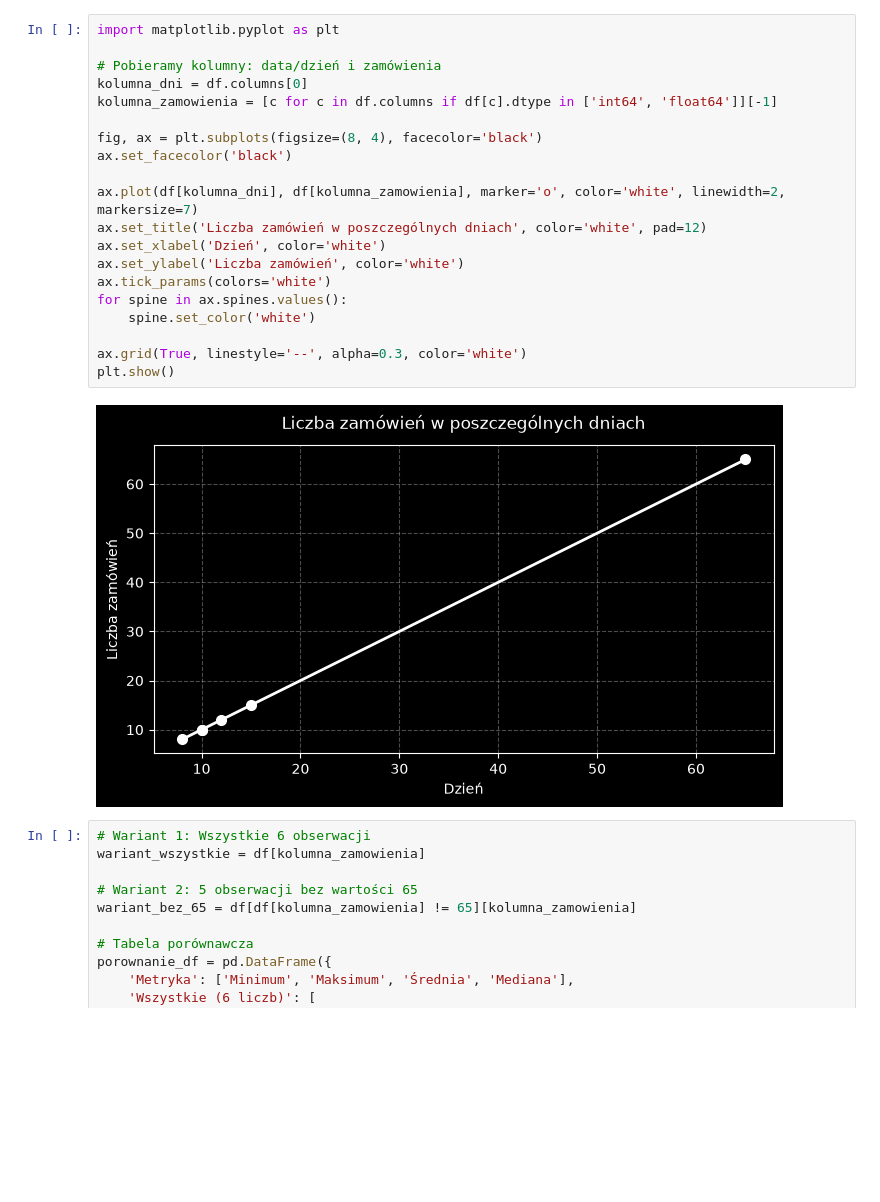
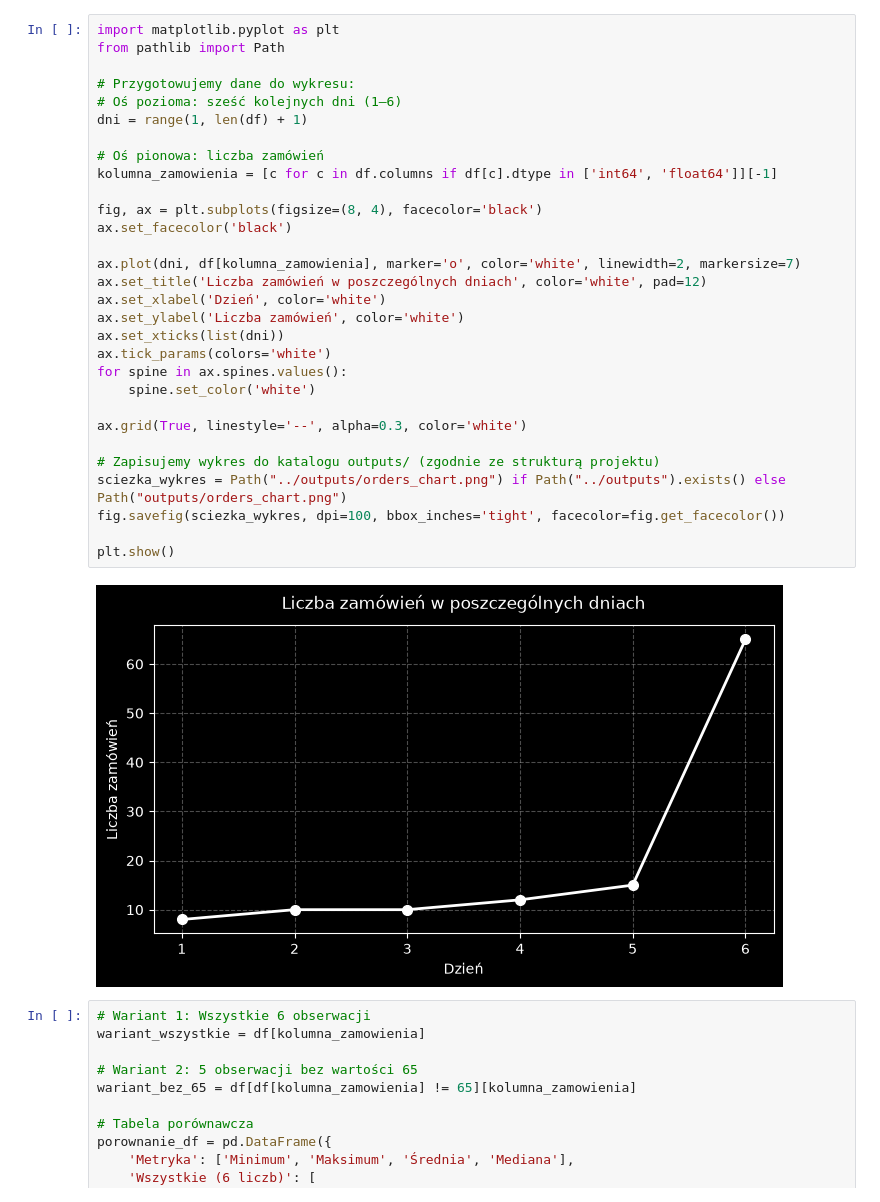
Before and after one commit to jakubszymura28-cyber/praktyki-dane, a Jupyter notebook: notebooks/01_start.ipynb, the cells around one changed output. Drawn from its saved outputs; the diff is of its cells as text; blank space fills up the shorter version.

```diff
--- a/notebooks/01_start.ipynb
+++ b/notebooks/01_start.ipynb
@@ -33,26 +33,36 @@ Wersja pandas: 3.0.6
 | 0 | 6 | 120 | 20.0 | 11.0 |
 # %%
 import matplotlib.pyplot as plt
+from pathlib import Path
 
-# Pobieramy kolumny: data/dzień i zamówienia
-kolumna_dni = df.columns[0]
+# Przygotowujemy dane do wykresu:
+# Oś pozioma: sześć kolejnych dni (1–6)
+dni = range(1, len(df) + 1)
+
+# Oś pionowa: liczba zamówień
 kolumna_zamowienia = [c for c in df.columns if df[c].dtype in ['int64', 'float64']][-1]
 
 fig, ax = plt.subplots(figsize=(8, 4), facecolor='black')
 ax.set_facecolor('black')
 
-ax.plot(df[kolumna_dni], df[kolumna_zamowienia], marker='o', color='white', linewidth=2, markersize=7)
+ax.plot(dni, df[kolumna_zamowienia], marker='o', color='white', linewidth=2, markersize=7)
 ax.set_title('Liczba zamówień w poszczególnych dniach', color='white', pad=12)
 ax.set_xlabel('Dzień', color='white')
 ax.set_ylabel('Liczba zamówień', color='white')
+ax.set_xticks(list(dni))
 ax.tick_params(colors='white')
 for spine in ax.spines.values():
     spine.set_color('white')
 
 ax.grid(True, linestyle='--', alpha=0.3, color='white')
+
+# Zapisujemy wykres do katalogu outputs/ (zgodnie ze strukturą projektu)
+sciezka_wykres = Path("../outputs/orders_chart.png") if Path("../outputs").exists() else Path("outputs/orders_chart.png")
+fig.savefig(sciezka_wykres, dpi=100, bbox_inches='tight', facecolor=fig.get_facecolor())
+
 plt.show()
 # %% [output]
-[figure, old version]
+[figure, new version]
 # %%
 # Wariant 1: Wszystkie 6 obserwacji
 wariant_wszystkie = df[kolumna_zamowienia]
```
Also changed, not shown: parts of 1 cell of this notebook, 7 other files.
